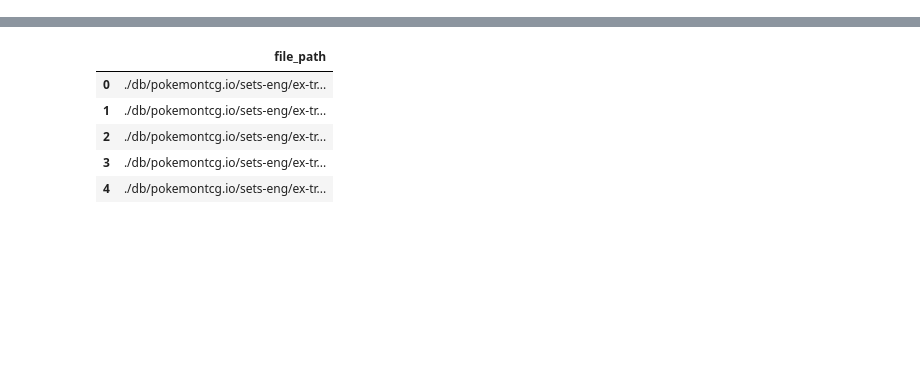
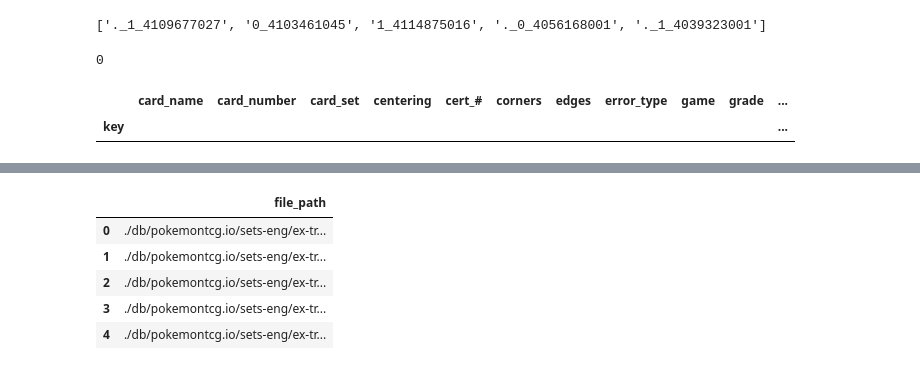
Before and after one commit to haydendaly/ds-poke, a Jupyter notebook: src/dataset/dataset.ipynb, the cells around one changed output, grey strips where cells are left out. Drawn from its saved outputs; the diff is of its cells as text; code cells hidden in the pictures; blank space fills up the shorter version.

```diff
--- a/src/dataset/dataset.ipynb
+++ b/src/dataset/dataset.ipynb
@@ -2,6 +2,19 @@
 import os
 
 os.chdir("../..")
+# %%
+from src.dataset import get_cgc_df
+
+pokemontcg_df = get_cgc_df()
+pokemontcg_df.size
+# %% [output]
+['._1_4109677027', '0_4103461045', '1_4114875016', '._0_4056168001', '._1_4039323001']
+0
+# %%
+pokemontcg_df.head()
+# %% [output]
+|  | card_name | card_number | card_set | centering | cert_# | corners | edges | error_type | game | grade | ... |
+| key |  |  |  |  |  |  |  |  |  |  | ... |
 # %%
 from src.dataset import get_pokemontcg_df, get_cgc_df, get_pokumon_df
 
```
Also changed, not shown: parts of 7 cells of this notebook, 38 other files.
